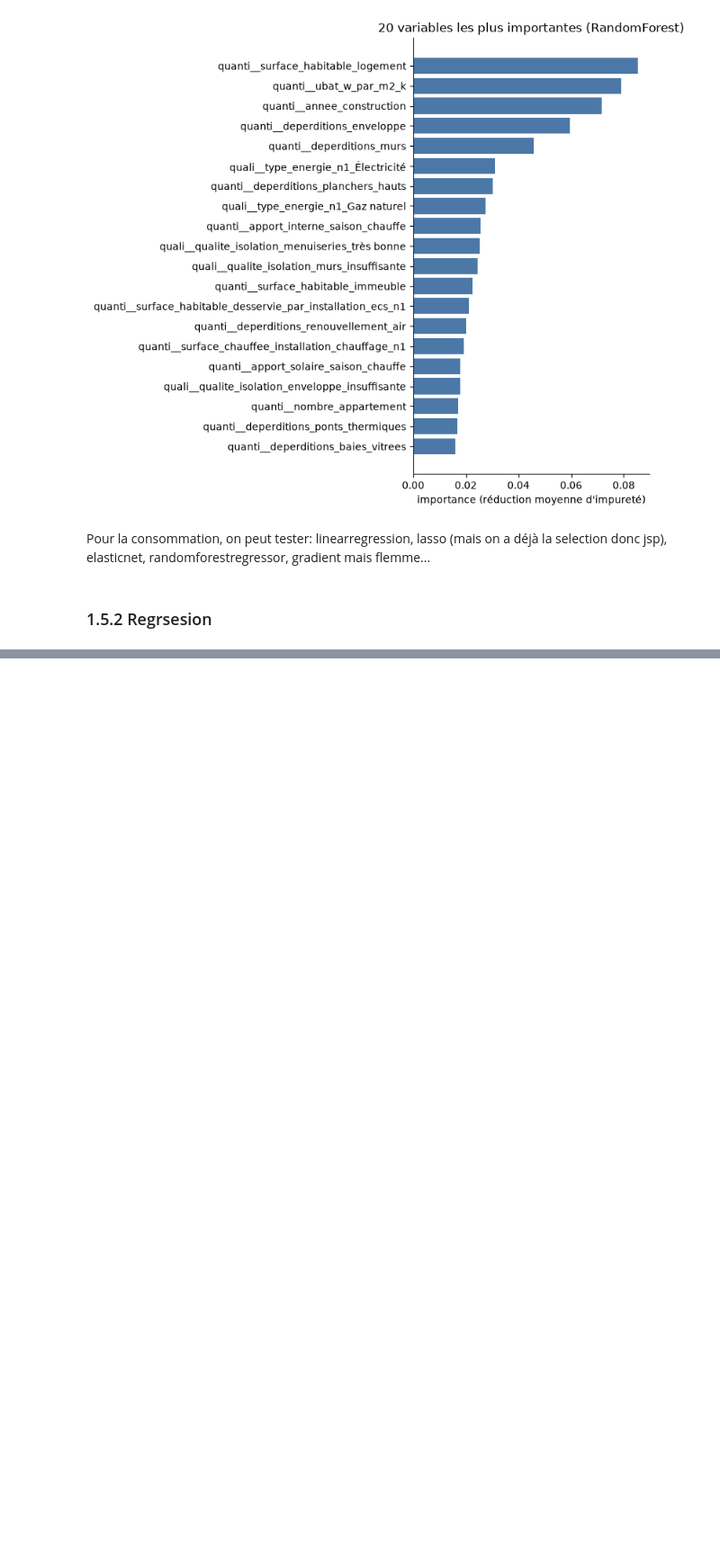
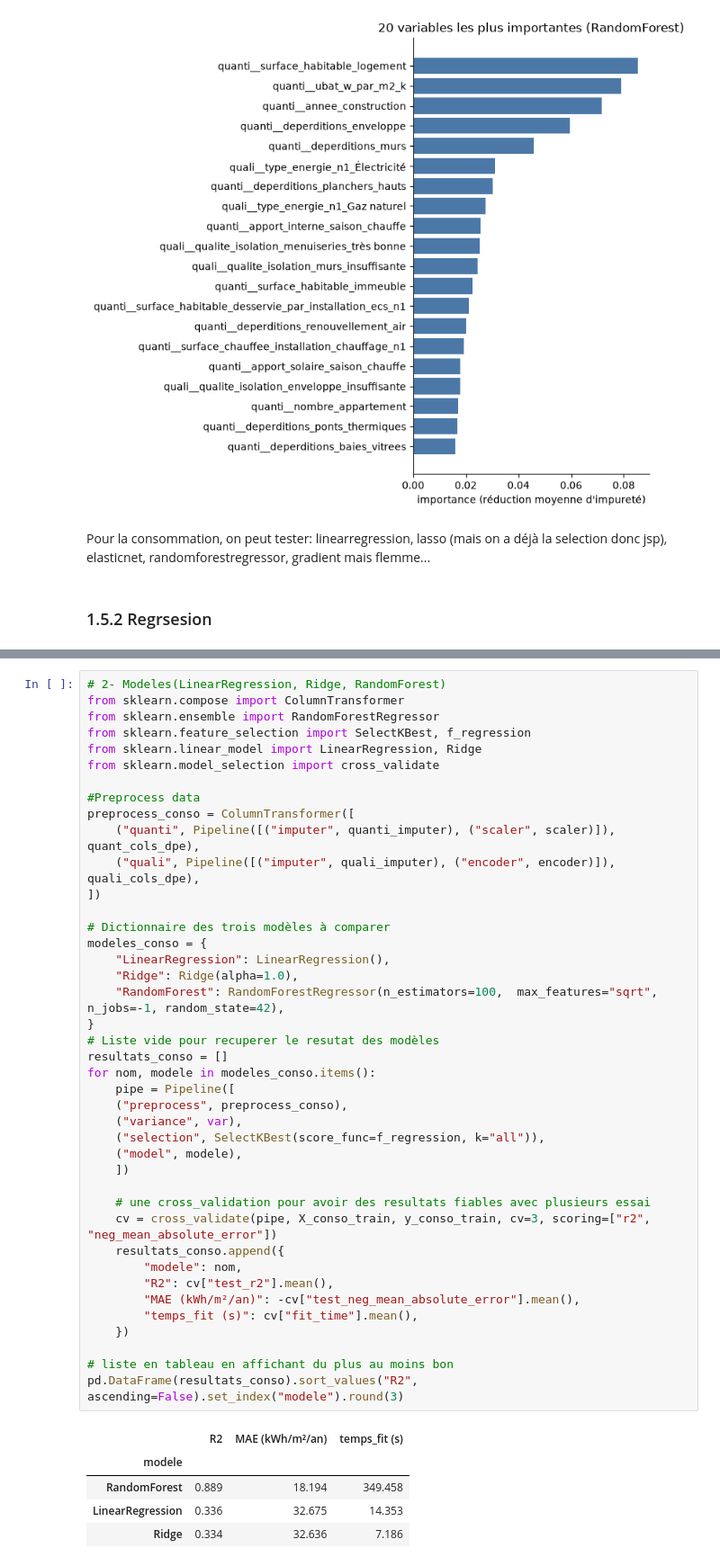
Before and after one commit to Abrlh/SISE-CONSO-ANALYSIS, a Jupyter notebook: notebooks/03_ML.ipynb, the cells around one changed output, grey strips where cells are left out. Shown at 90% size. Drawn from its saved outputs; the diff is of its cells as text; blank space fills up the shorter version.

```diff
--- a/notebooks/03_ML.ipynb
+++ b/notebooks/03_ML.ipynb
@@ -389,0 +433,47 @@ Pour la consommation, on peut tester: linearregression, lasso (mais on a déjà
+# %%
+# 2- Modeles(LinearRegression, Ridge, RandomForest)
+from sklearn.compose import ColumnTransformer
+from sklearn.ensemble import RandomForestRegressor
+from sklearn.feature_selection import SelectKBest, f_regression
+from sklearn.linear_model import LinearRegression, Ridge
+from sklearn.model_selection import cross_validate
+
+#Preprocess data
+preprocess_conso = ColumnTransformer([
+    ("quanti", Pipeline([("imputer", quanti_imputer), ("scaler", scaler)]), quant_cols_dpe),
+    ("quali", Pipeline([("imputer", quali_imputer), ("encoder", encoder)]), quali_cols_dpe),
+])
+
+# Dictionnaire des trois modèles à comparer
+modeles_conso = {
+    "LinearRegression": LinearRegression(),
+    "Ridge": Ridge(alpha=1.0),
+    "RandomForest": RandomForestRegressor(n_estimators=100,  max_features="sqrt", n_jobs=-1, random_state=42),
+}
+# Liste vide pour recuperer le resutat des modèles
+resultats_conso = []
+for nom, modele in modeles_conso.items():
+    pipe = Pipeline([
+    ("preprocess", preprocess_conso),
+    ("variance", var),
+    ("selection", SelectKBest(score_func=f_regression, k="all")),
+    ("model", modele),
+    ])
+
+    # une cross_validation pour avoir des resultats fiables avec plusieurs essai
+    cv = cross_validate(pipe, X_conso_train, y_conso_train, cv=3, scoring=["r2", "neg_mean_absolute_error"])
+    resultats_conso.append({
+        "modele": nom,
+        "R2": cv["test_r2"].mean(),
+        "MAE (kWh/m²/an)": -cv["test_neg_mean_absolute_error"].mean(),
+        "temps_fit (s)": cv["fit_time"].mean(),
+    })
+
+# liste en tableau en affichant du plus au moins bon
+pd.DataFrame(resultats_conso).sort_values("R2", ascending=False).set_index("modele").round(3)
+# %% [output]
+|  | R2 | MAE (kWh/m²/an) | temps_fit (s) |
+| modele |  |  |  |
+| RandomForest | 0.889 | 18.194 | 349.458 |
+| LinearRegression | 0.336 | 32.675 | 14.353 |
+| Ridge | 0.334 | 32.636 | 7.186 |
```
Also changed, not shown: parts of 23 cells of this notebook.
